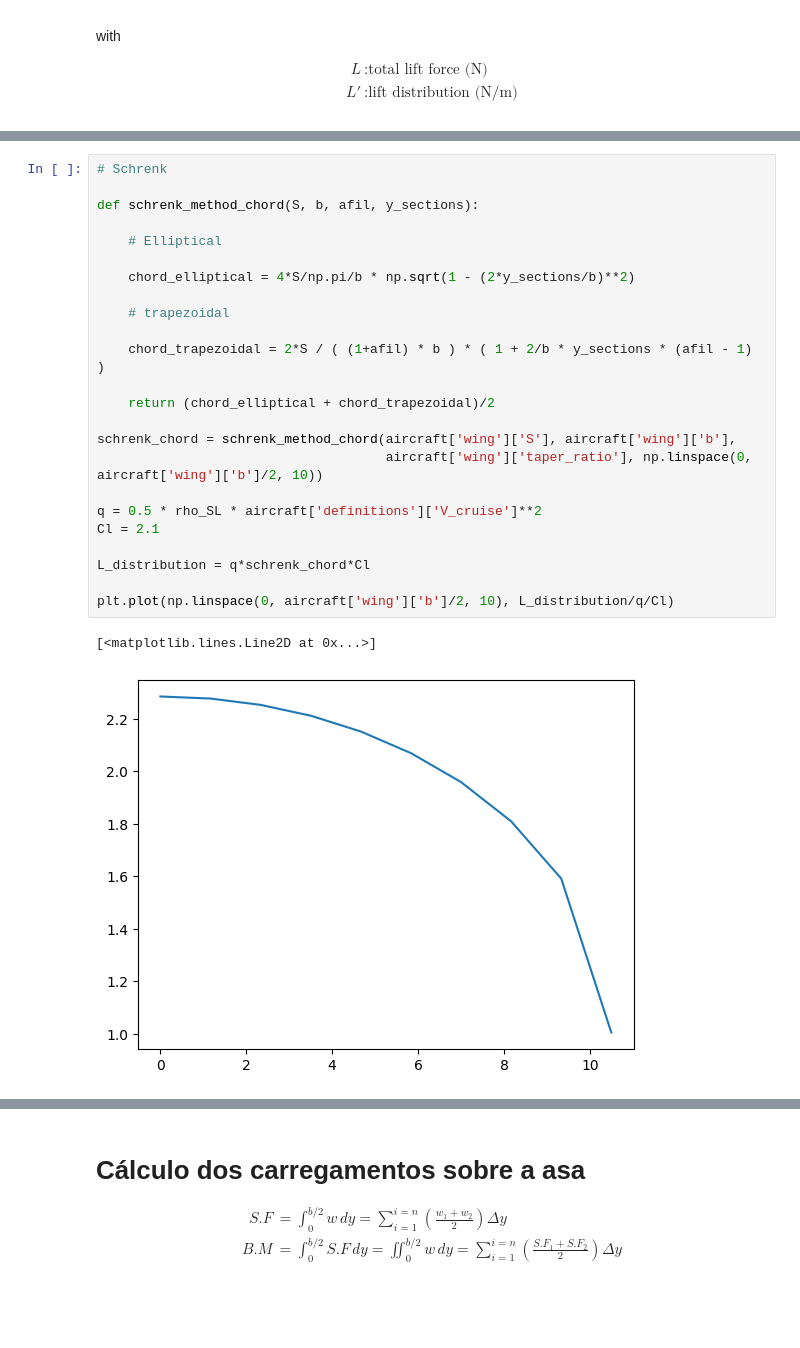
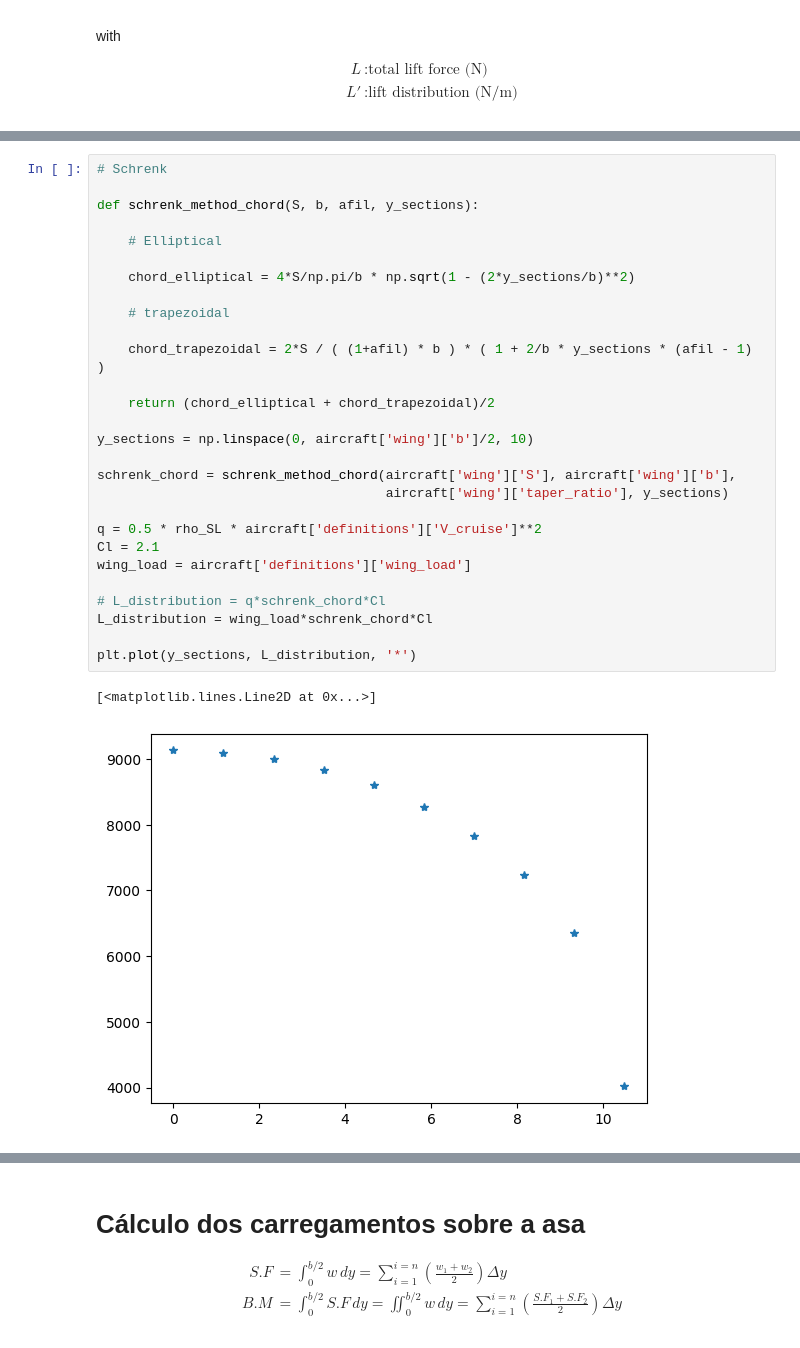
Before and after one commit to FeLorentzo/AircraftProjectEESC, a Jupyter notebook: AircraftPreliminaryDesign/AircraftPreliminaryDesign.ipynb, the cells around one changed output, grey strips where cells are left out. Saved outputs shown, nothing was run; the diff lists cells and outputs as text; blank space fills up the shorter version.

```diff
--- a/AircraftPreliminaryDesign/AircraftPreliminaryDesign.ipynb
+++ b/AircraftPreliminaryDesign/AircraftPreliminaryDesign.ipynb
@@ -690,27 +961,31 @@ L' &: \text{lift distribution (N/m)}
 # %%
 # Schrenk
 
 def schrenk_method_chord(S, b, afil, y_sections):
 
     # Elliptical
 
     chord_elliptical = 4*S/np.pi/b * np.sqrt(1 - (2*y_sections/b)**2)
 
     # trapezoidal
 
     chord_trapezoidal = 2*S / ( (1+afil) * b ) * ( 1 + 2/b * y_sections * (afil - 1) )
 
     return (chord_elliptical + chord_trapezoidal)/2
 
+y_sections = np.linspace(0, aircraft['wing']['b']/2, 10)
+
 schrenk_chord = schrenk_method_chord(aircraft['wing']['S'], aircraft['wing']['b'],
-                                     aircraft['wing']['taper_ratio'], np.linspace(0, aircraft['wing']['b']/2, 10))
+                                     aircraft['wing']['taper_ratio'], y_sections)
 
 q = 0.5 * rho_SL * aircraft['definitions']['V_cruise']**2
 Cl = 2.1
+wing_load = aircraft['definitions']['wing_load']
 
-L_distribution = q*schrenk_chord*Cl
+# L_distribution = q*schrenk_chord*Cl
+L_distribution = wing_load*schrenk_chord*Cl
 
-plt.plot(np.linspace(0, aircraft['wing']['b']/2, 10), L_distribution/q/Cl)
+plt.plot(y_sections, L_distribution, '*')
 # %% [output]
 [<matplotlib.lines.Line2D at 0x...>]
-[figure, old version]
+[figure, new version]
```
Also changed, not shown: parts of 22 cells of this notebook.
